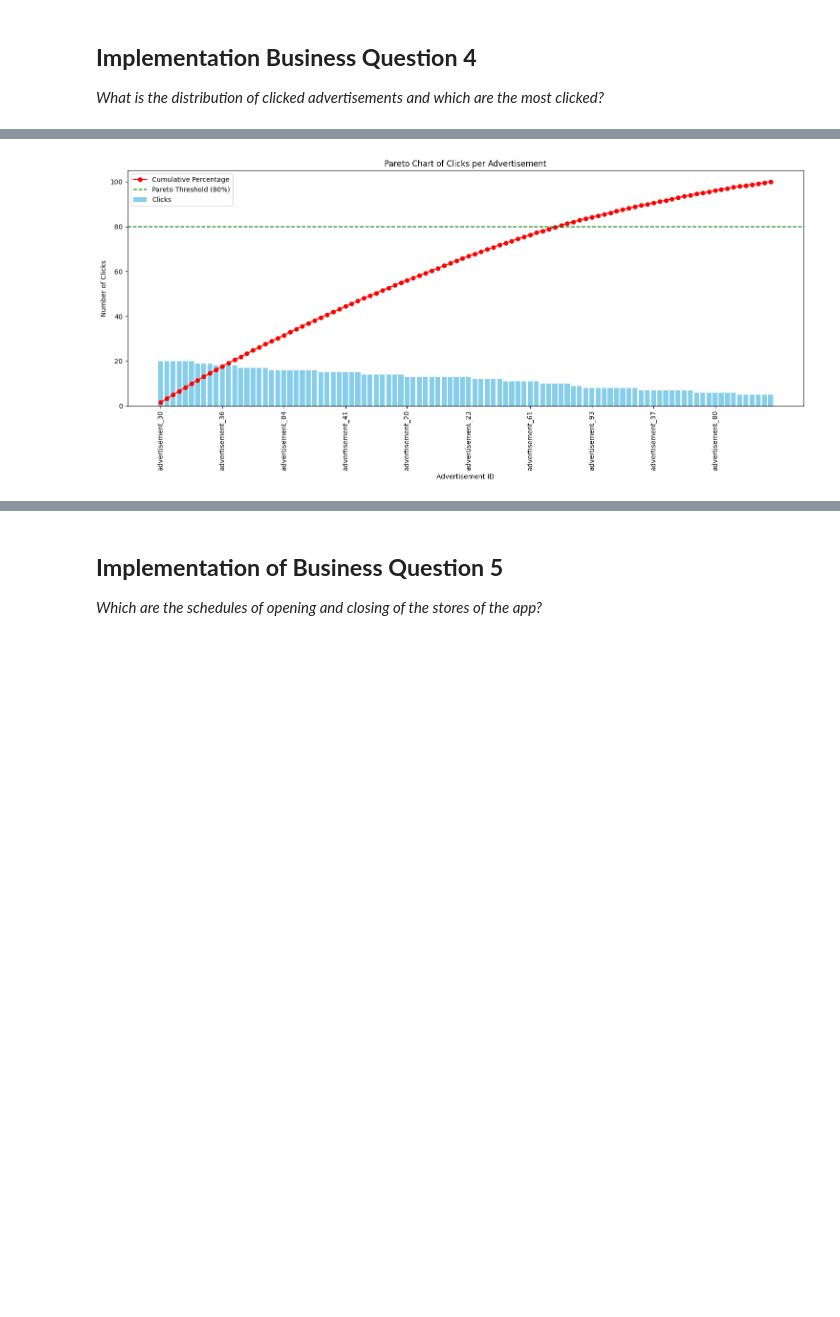
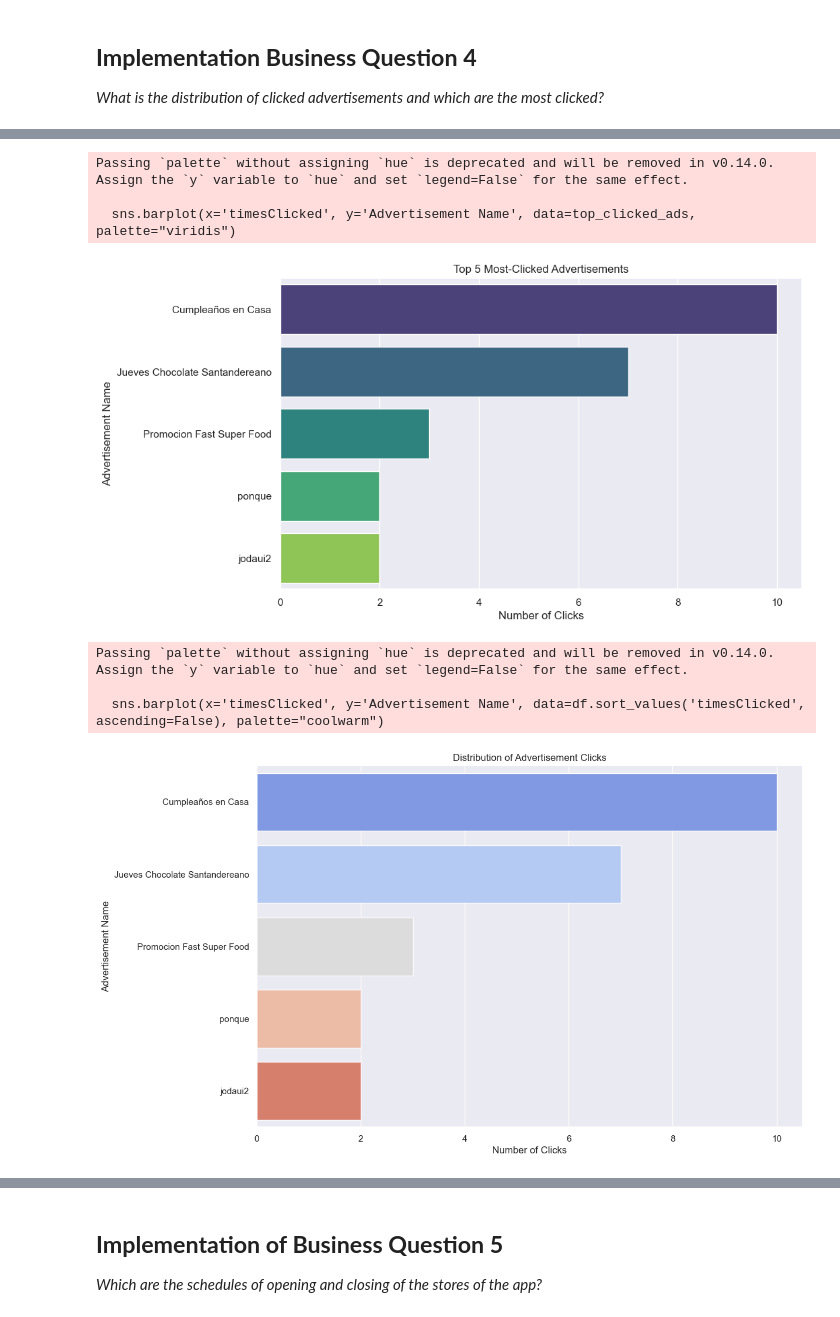
Before and after one commit to MobileDev-SEC02-G21/Senecard_Analytics, a Jupyter notebook: Analytics_Senecard/Analytics_Senecard/Analytics_Senecard.ipynb, the cells around one changed output, grey strips where cells are left out. Cells and saved outputs as stored; diff of their text form; code cells hidden in the pictures; blank space fills up the shorter version.

```diff
--- a/Analytics_Senecard/Analytics_Senecard/Analytics_Senecard.ipynb
+++ b/Analytics_Senecard/Analytics_Senecard/Analytics_Senecard.ipynb
@@ -219,27 +220,44 @@ df_sorted['Pareto'] = df_sorted['cumulative_percentage'] <= pareto_threshold
-# %%
-import matplotlib.pyplot as plt
-
-plt.figure(figsize=(15, 7))
-
-plt.bar(df_sorted['ID'], df_sorted['timesTouched'], color='skyblue', label='Clicks')
-
-plt.plot(df_sorted['ID'], df_sorted['cumulative_percentage'], color='red', marker='o', linestyle='-', label='Cumulative Percentage')
-
-plt.xlabel('Advertisement ID')
-plt.ylabel('Number of Clicks')
-plt.title('Pareto Chart of Clicks per Advertisement')
-
-tick_interval = 10
-ticks = range(0, len(df_sorted), tick_interval)
-plt.xticks(ticks, [df_sorted['ID'].iloc[i] for i in ticks], rotation=90)
-
-pareto_threshold = 80
-plt.axhline(y=pareto_threshold, color='green', linestyle='--', label=f'Pareto Threshold ({pareto_threshold}%)')
-
-plt.legend()
-
-plt.tight_layout()
-
-plt.show()
-# %% [output]
-[figure, removed]
+# %%
+import seaborn as sns
+
+# Set up for clean, readable plots
+sns.set(style='darkgrid')
+
+# 1. Top 5 Most-Clicked Advertisements
+top_clicked_ads = df.nlargest(5, 'timesClicked')
+plt.figure(figsize=(10, 6))
+sns.barplot(x='timesClicked', y='Advertisement Name', data=top_clicked_ads, palette="viridis")
+plt.title('Top 5 Most-Clicked Advertisements')
+plt.xlabel('Number of Clicks')
+plt.ylabel('Advertisement Name')
+plt.show()
+
+# 2. Distribution of Advertisement Clicks (all ads)
+plt.figure(figsize=(12, 8))
+sns.barplot(x='timesClicked', y='Advertisement Name', data=df.sort_values('timesClicked', ascending=False), palette="coolwarm")
+plt.title('Distribution of Advertisement Clicks')
+plt.xlabel('Number of Clicks')
+plt.ylabel('Advertisement Name')
+plt.show()
+
+# 3. Click Frequency Histogram
+plt.figure(figsize=(8, 6))
+sns.histplot(df['timesClicked'], bins=10, kde=True)
+plt.title('Histogram of Click Frequencies for Advertisements')
+plt.xlabel('Number of Clicks')
+plt.ylabel('Number of Advertisements')
+plt.show()
+
+# 4. Summary Statistics for Clicks
+click_summary = df['timesClicked'].describe()
+print("Summary Statistics for Advertisement Clicks:")
+print(click_summary)
+# %% [output]
+Passing `palette` without assigning `hue` is deprecated and will be removed in v0.14.0. Assign the `y` variable to `hue` and set `legend=False` for the same effect.
+
+  sns.barplot(x='timesClicked', y='Advertisement Name', data=top_clicked_ads, palette="viridis")
+[figure, added]
+Passing `palette` without assigning `hue` is deprecated and will be removed in v0.14.0. Assign the `y` variable to `hue` and set `legend=False` for the same effect.
+
+  sns.barplot(x='timesClicked', y='Advertisement Name', data=df.sort_values('timesClicked', ascending=False), palette="coolwarm")
+[figure, added]
```
Also changed, not shown: parts of 14 cells of this notebook, 1 other file.
